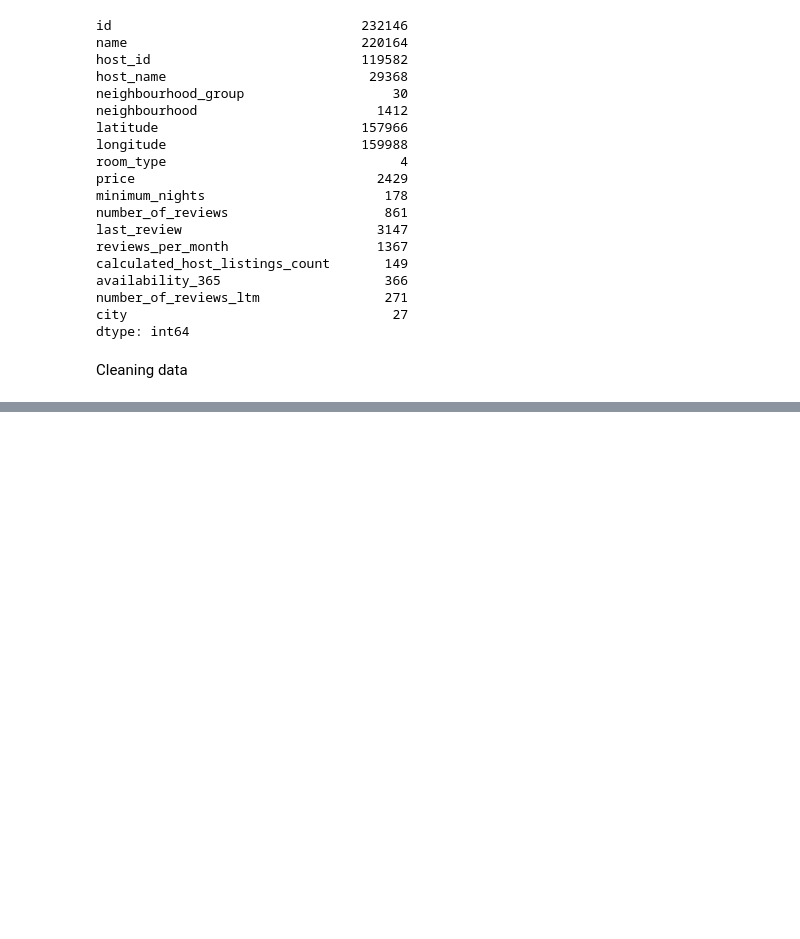
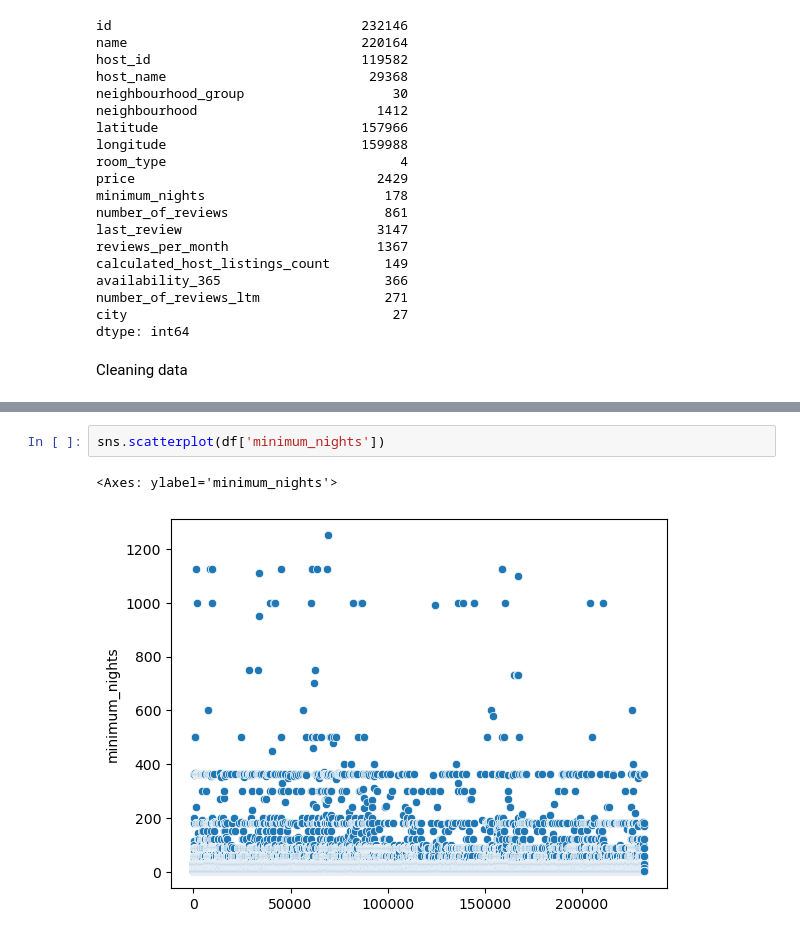
Before and after one commit to flo-shi/BNB-Price-Prediction, a Jupyter notebook: prediction.ipynb, the cells around one changed output, grey strips where cells are left out. Drawn from its saved outputs; the diff is of its cells as text; blank space fills up the shorter version.

```diff
--- a/prediction.ipynb
+++ b/prediction.ipynb
@@ -143,0 +172,5 @@ plt.show()
+# %%
+sns.scatterplot(df['minimum_nights'])
+# %% [output]
+<Axes: ylabel='minimum_nights'>
+[figure, added]
```
Also changed, not shown: parts of 9 cells of this notebook.
